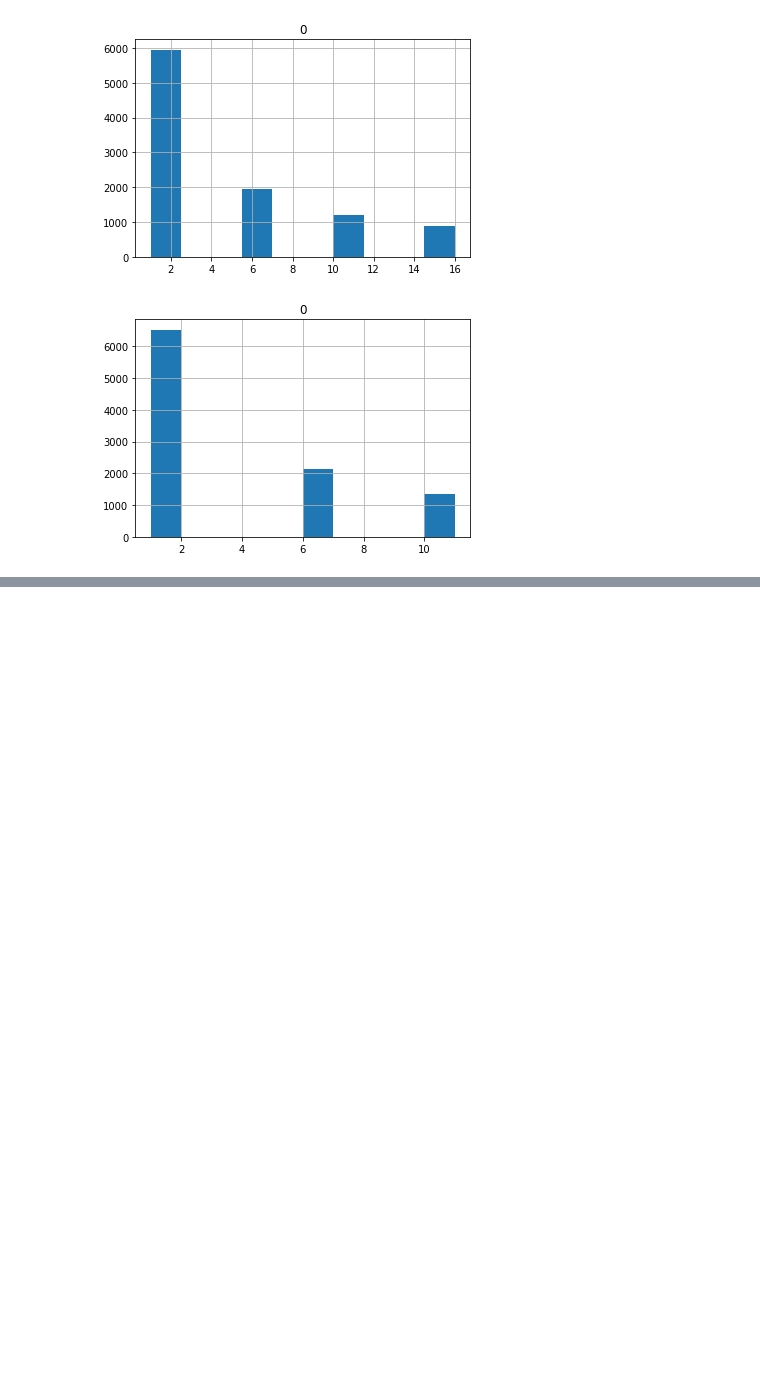
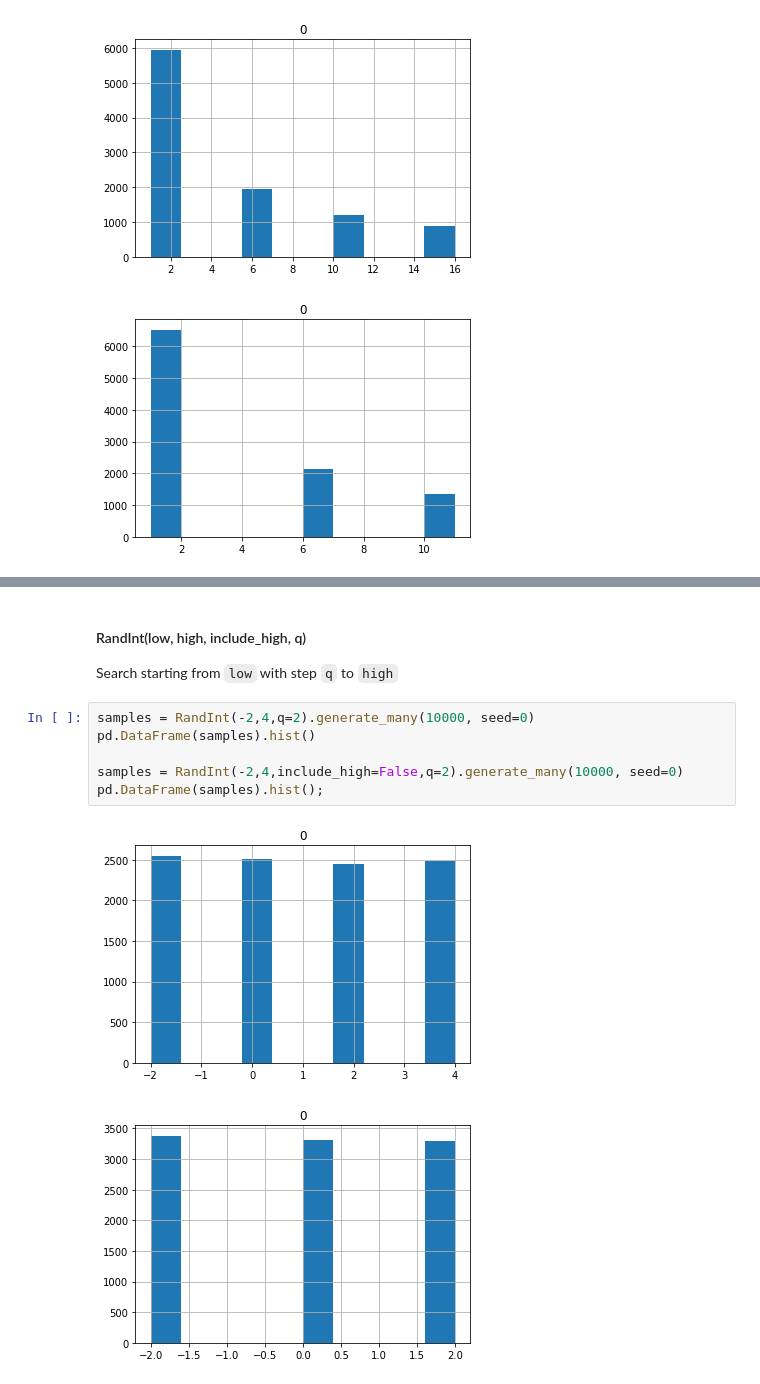
Before and after one commit to fugue-project/tune, a Jupyter notebook: docs/notebooks/space.ipynb, the cells around one changed output, grey strips where cells are left out. Saved outputs shown, nothing was run; the diff lists cells and outputs as text; blank space fills up the shorter version.

```diff
--- a/docs/notebooks/space.ipynb
+++ b/docs/notebooks/space.ipynb
@@ -84,0 +112,13 @@ pd.DataFrame(samples).hist();
+# %% [markdown]
+#### RandInt(low, high, include_high, q)
+
+Search starting from `low` with step `q` to `high`
+# %%
+samples = RandInt(-2,4,q=2).generate_many(10000, seed=0)
+pd.DataFrame(samples).hist()
+
+samples = RandInt(-2,4,include_high=False,q=2).generate_many(10000, seed=0)
+pd.DataFrame(samples).hist();
+# %% [output]
+[figure, added]
+[figure, added]
```
Also changed, not shown: parts of 25 cells of this notebook.
